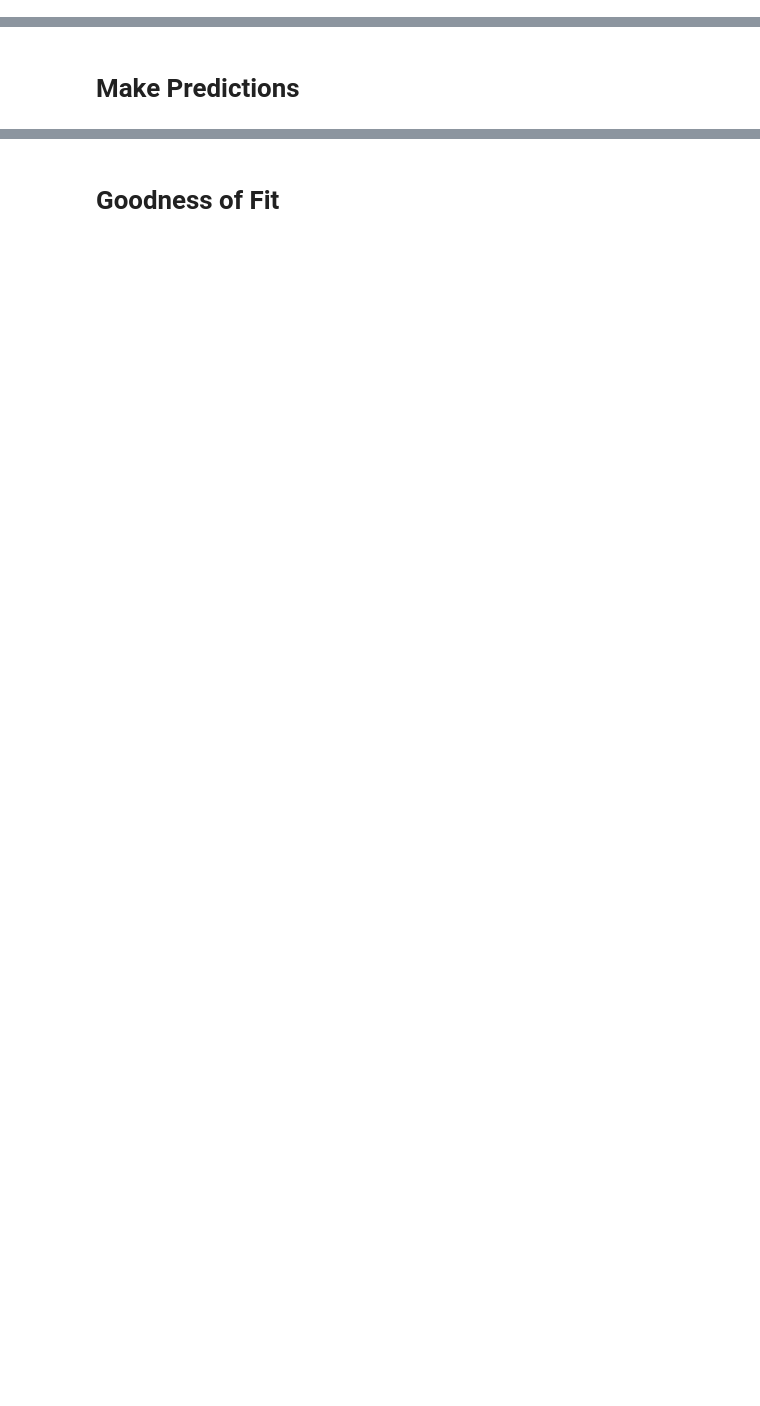
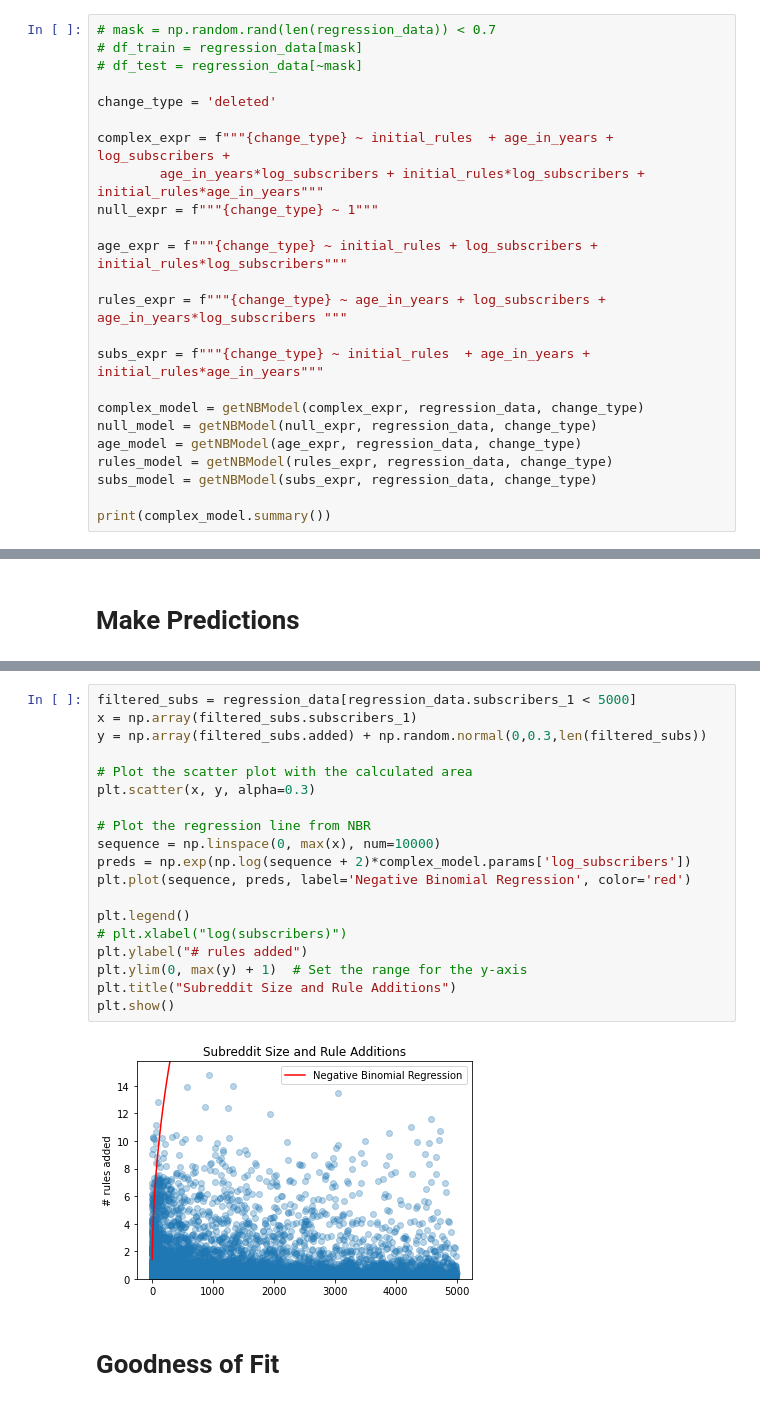
Before and after one commit to nammyk789/reddit-rule-change, a Jupyter notebook: jupyter notebooks/Negative Binomial Regression.ipynb, the cells around one changed output, grey strips where cells are left out. Drawn from its saved outputs; the diff is of its cells as text; blank space fills up the shorter version.

```diff
--- a/jupyter notebooks/Negative Binomial Regression.ipynb
+++ b/jupyter notebooks/Negative Binomial Regression.ipynb
@@ -159,0 +77,24 @@ NameError: name 'sub_metadata' is not defined
+# %%
+# mask = np.random.rand(len(regression_data)) < 0.7
+# df_train = regression_data[mask]
+# df_test = regression_data[~mask]
+
+change_type = 'deleted'
+
+complex_expr = f"""{change_type} ~ initial_rules  + age_in_years + log_subscribers +
+        age_in_years*log_subscribers + initial_rules*log_subscribers + initial_rules*age_in_years"""
+null_expr = f"""{change_type} ~ 1"""
+
+age_expr = f"""{change_type} ~ initial_rules + log_subscribers + initial_rules*log_subscribers"""
+
+rules_expr = f"""{change_type} ~ age_in_years + log_subscribers + age_in_years*log_subscribers """
+
+subs_expr = f"""{change_type} ~ initial_rules  + age_in_years +  initial_rules*age_in_years"""
+
+complex_model = getNBModel(complex_expr, regression_data, change_type)
+null_model = getNBModel(null_expr, regression_data, change_type)
+age_model = getNBModel(age_expr, regression_data, change_type)
+rules_model = getNBModel(rules_expr, regression_data, change_type)
+subs_model = getNBModel(subs_expr, regression_data, change_type)
+
+print(complex_model.summary())
@@ -183,2 +165,23 @@ plt.show()
+# %%
+filtered_subs = regression_data[regression_data.subscribers_1 < 5000]
+x = np.array(filtered_subs.subscribers_1)
+y = np.array(filtered_subs.added) + np.random.normal(0,0.3,len(filtered_subs))
+
+# Plot the scatter plot with the calculated area
+plt.scatter(x, y, alpha=0.3)
+
+# Plot the regression line from NBR
+sequence = np.linspace(0, max(x), num=10000)
+preds = np.exp(np.log(sequence + 2)*complex_model.params['log_subscribers'])
+plt.plot(sequence, preds, label='Negative Binomial Regression', color='red')
+
+plt.legend()
+# plt.xlabel("log(subscribers)")
+plt.ylabel("# rules added")
+plt.ylim(0, max(y) + 1)  # Set the range for the y-axis
+plt.title("Subreddit Size and Rule Additions")
+plt.show()
+# %% [output]
+[figure, added]
 # %% [markdown]
 # Goodness of Fit
```
Also changed, not shown: parts of 32 cells of this notebook, 28 other files.
